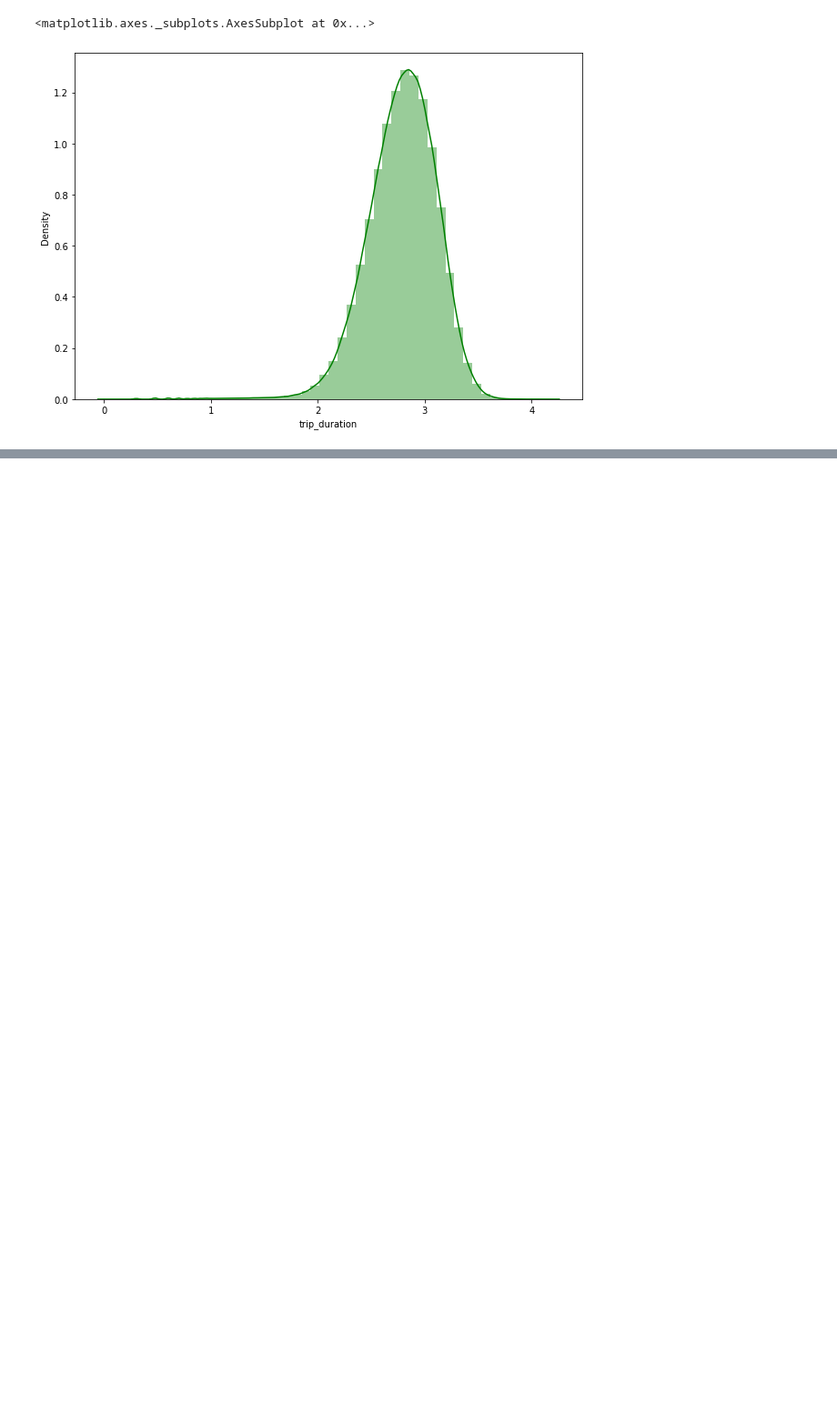
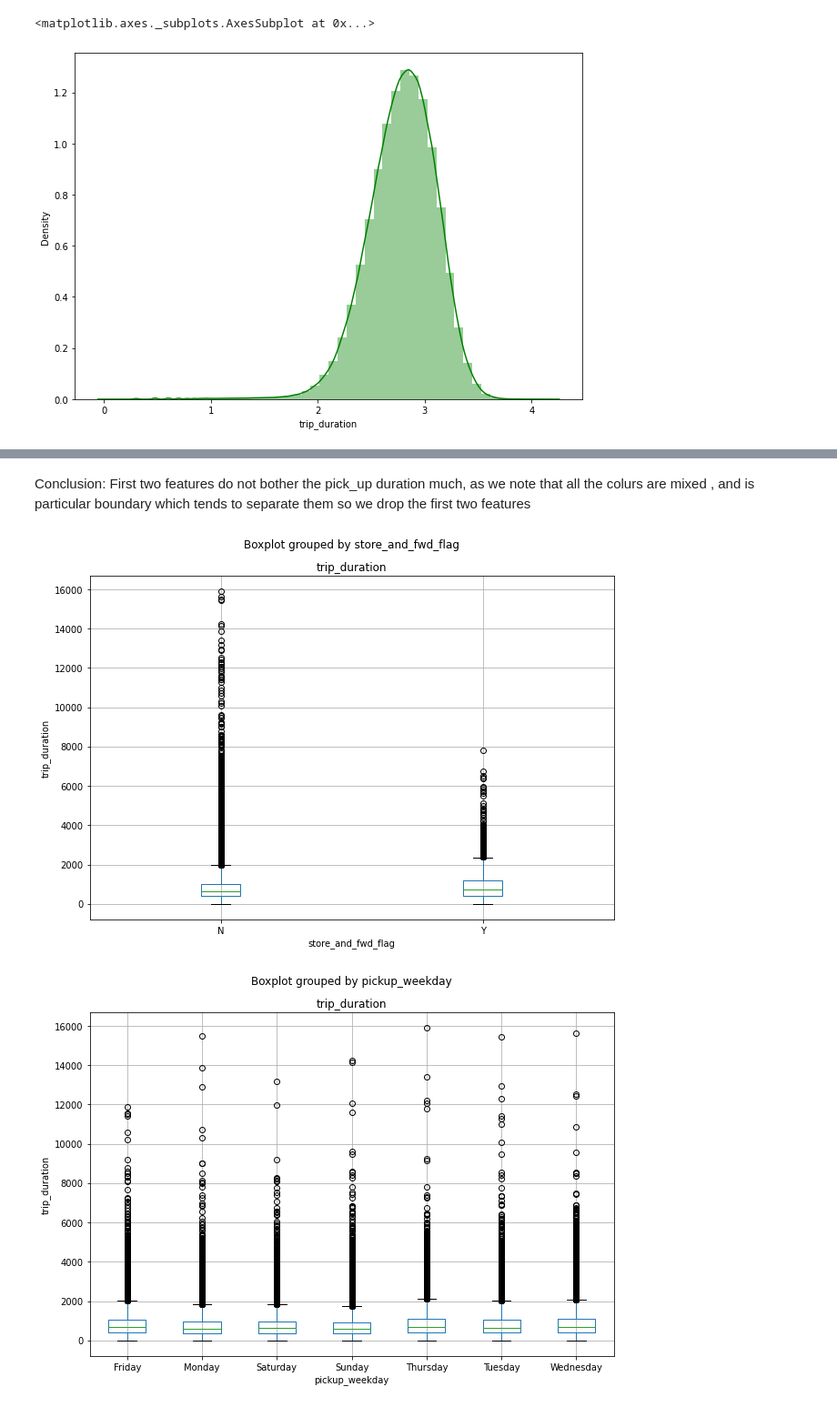
Before and after one commit to gauriagarwal18/Cab-Clock, a Jupyter notebook: NYC_Taxi_Trip_Time_Prediction_Capstone_Project.ipynb, the cells around one changed output, grey strips where cells are left out. Shown at 91% size. Cells and saved outputs as stored; diff of their text form; code cells hidden in the pictures; blank space fills up the shorter version.

```diff
--- a/NYC_Taxi_Trip_Time_Prediction_Capstone_Project.ipynb
+++ b/NYC_Taxi_Trip_Time_Prediction_Capstone_Project.ipynb
@@ -424,0 +517,14 @@ sns.heatmap(abs(correlation), annot=True, cmap='coolwarm')
+# %% [markdown]
+Conclusion:
+First two features do not bother the pick_up duration much, as we note that all the colurs are mixed , and is particular boundary which tends to separate them so we drop the first two features
+# %%
+for col in categorical_feature:
+  fig = plt.figure(figsize=(10,7))
+  ax = fig.gca()
+  taxi.boxplot(column = 'trip_duration',by = col, ax=ax)
+  ax.set_xlabel(col)
+  ax.set_ylabel('trip_duration')
+  plt.show()
+# %% [output]
+[figure, added]
+[figure, added]
```
Also changed, not shown: parts of 20 cells of this notebook.
